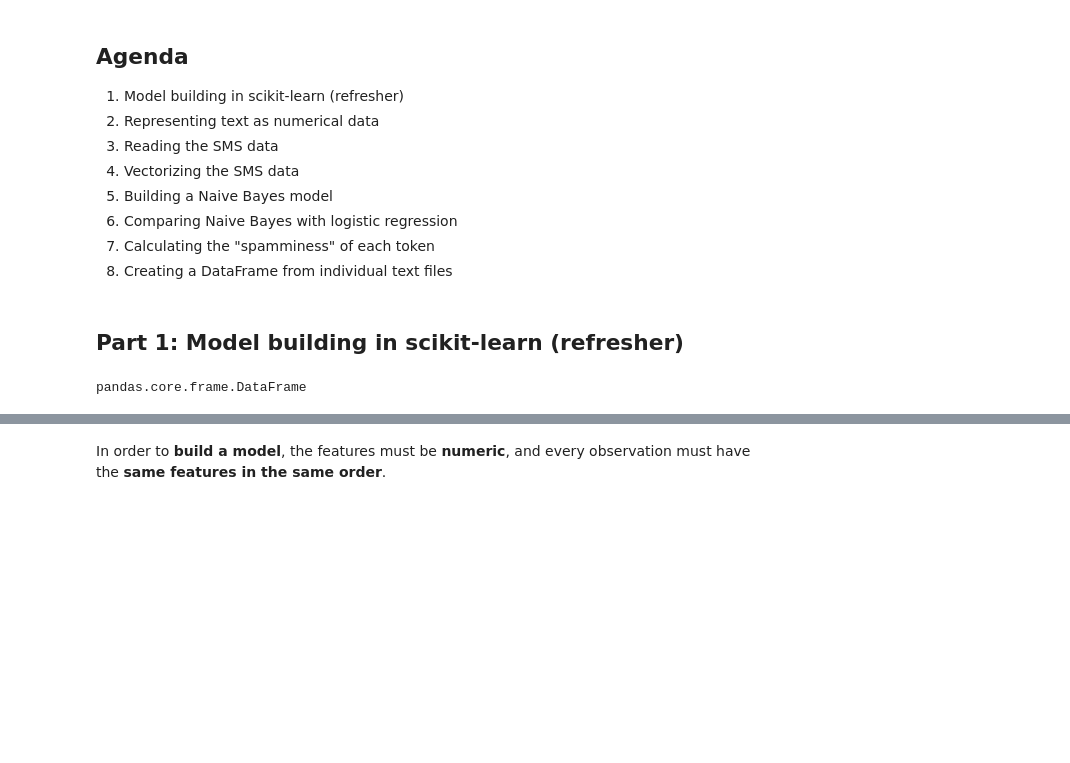
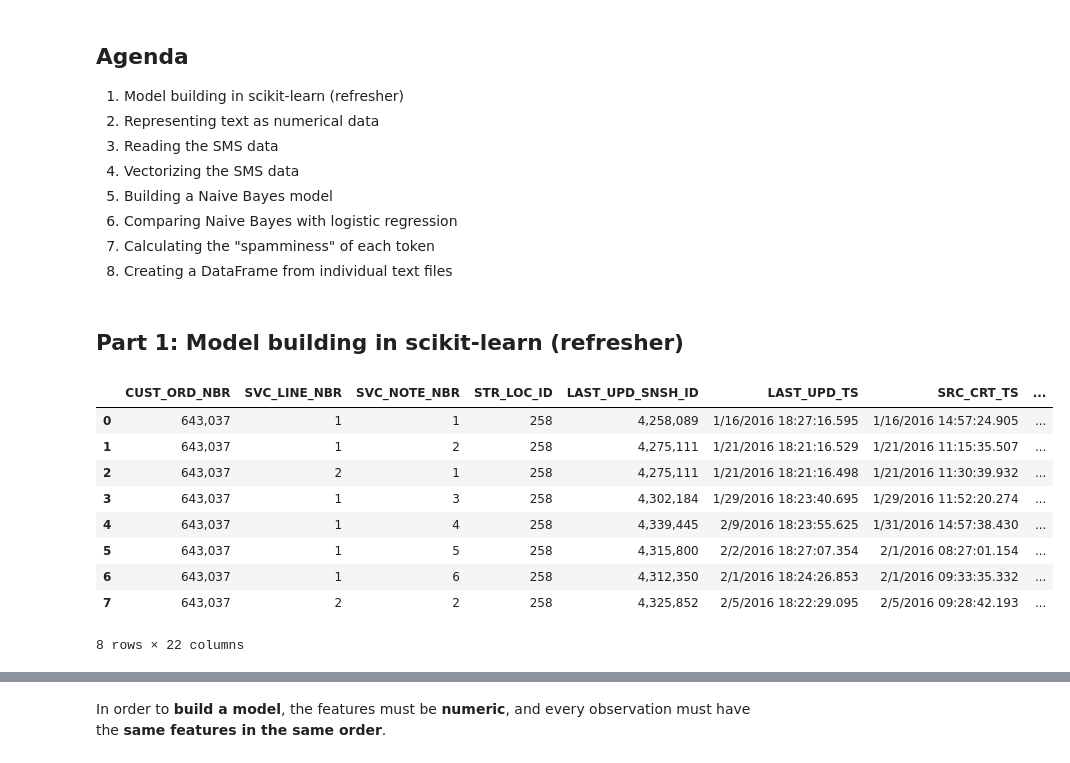
Before and after one commit to Ecoware/Projects, a Jupyter notebook: 01_text_data_updated-swe03.ipynb, the cells around one changed output, grey strips where cells are left out. Cells and saved outputs as stored; diff of their text form; code cells hidden in the pictures; blank space fills up the shorter version.

```diff
--- a/01_text_data_updated-swe03.ipynb
+++ b/01_text_data_updated-swe03.ipynb
@@ -26,23 +26,37 @@ desired_width = 250
 pd.set_option('display.width',desired_width)
 # %%
 # Read in the csv file created in SQL Assistant, downloaded locally, and saved to C:\NLP_Files
-#co_notes = pd.read_csv("C:\\NLP_Files\\cancelled_ord_notes.csv")
+#co_notes = pd.read_csv("H:\\NLP Files and Code\\cancelled_ord_notes.csv")
 #co_notes.head(2)
-type(co_notes)
+#type(co_notes)
 
-#done_notes = pd.read_csv("C:\\NLP_Files\\done_ord_notes.csv")
+#done_notes = pd.read_csv("H:\\NLP Files and Code\\done_ord_notes.csv")
 #done_notes
-# %% [output]
-pandas.core.frame.DataFrame
 # %%
 # Add the Target column and value
 #co_notes['order'] = 0
+#print(co_notes.head(1))
+#co_notes
+
 #co_notes.head(1)
 #type(co_notes["order"])  # This is a Series
 #print(co_notes["order"].dtype) # This is an int56
 #type(co_notes["CUST_ORD_NBR"])  # This is a Series
+
 #done_notes['order'] = 1
-#done_notes
+#print(done_notes.head(1))
+done_notes
+# %% [output]
+|  | CUST_ORD_NBR | SVC_LINE_NBR | SVC_NOTE_NBR | STR_LOC_ID | LAST_UPD_SNSH_ID | LAST_UPD_TS | SRC_CRT_TS | ... |
+| 0 | 643,037 | 1 | 1 | 258 | 4,258,089 | 1/16/2016 18:27:16.595 | 1/16/2016 14:57:24.905 | ... |
+| 1 | 643,037 | 1 | 2 | 258 | 4,275,111 | 1/21/2016 18:21:16.529 | 1/21/2016 11:15:35.507 | ... |
+| 2 | 643,037 | 2 | 1 | 258 | 4,275,111 | 1/21/2016 18:21:16.498 | 1/21/2016 11:30:39.932 | ... |
+| 3 | 643,037 | 1 | 3 | 258 | 4,302,184 | 1/29/2016 18:23:40.695 | 1/29/2016 11:52:20.274 | ... |
+| 4 | 643,037 | 1 | 4 | 258 | 4,339,445 | 2/9/2016 18:23:55.625 | 1/31/2016 14:57:38.430 | ... |
+| 5 | 643,037 | 1 | 5 | 258 | 4,315,800 | 2/2/2016 18:27:07.354 | 2/1/2016 08:27:01.154 | ... |
+| 6 | 643,037 | 1 | 6 | 258 | 4,312,350 | 2/1/2016 18:24:26.853 | 2/1/2016 09:33:35.332 | ... |
+| 7 | 643,037 | 2 | 2 | 258 | 4,325,852 | 2/5/2016 18:22:29.095 | 2/5/2016 09:28:42.193 | ... |
+8 rows × 22 columns
 # %%
 # I would rather use SQL for the data manipulation so.... installed the pandasql package via the Conda CLI interface
 # (i.e., Anaconda Prompt)
```
Also changed, not shown: parts of 8 cells of this notebook.
